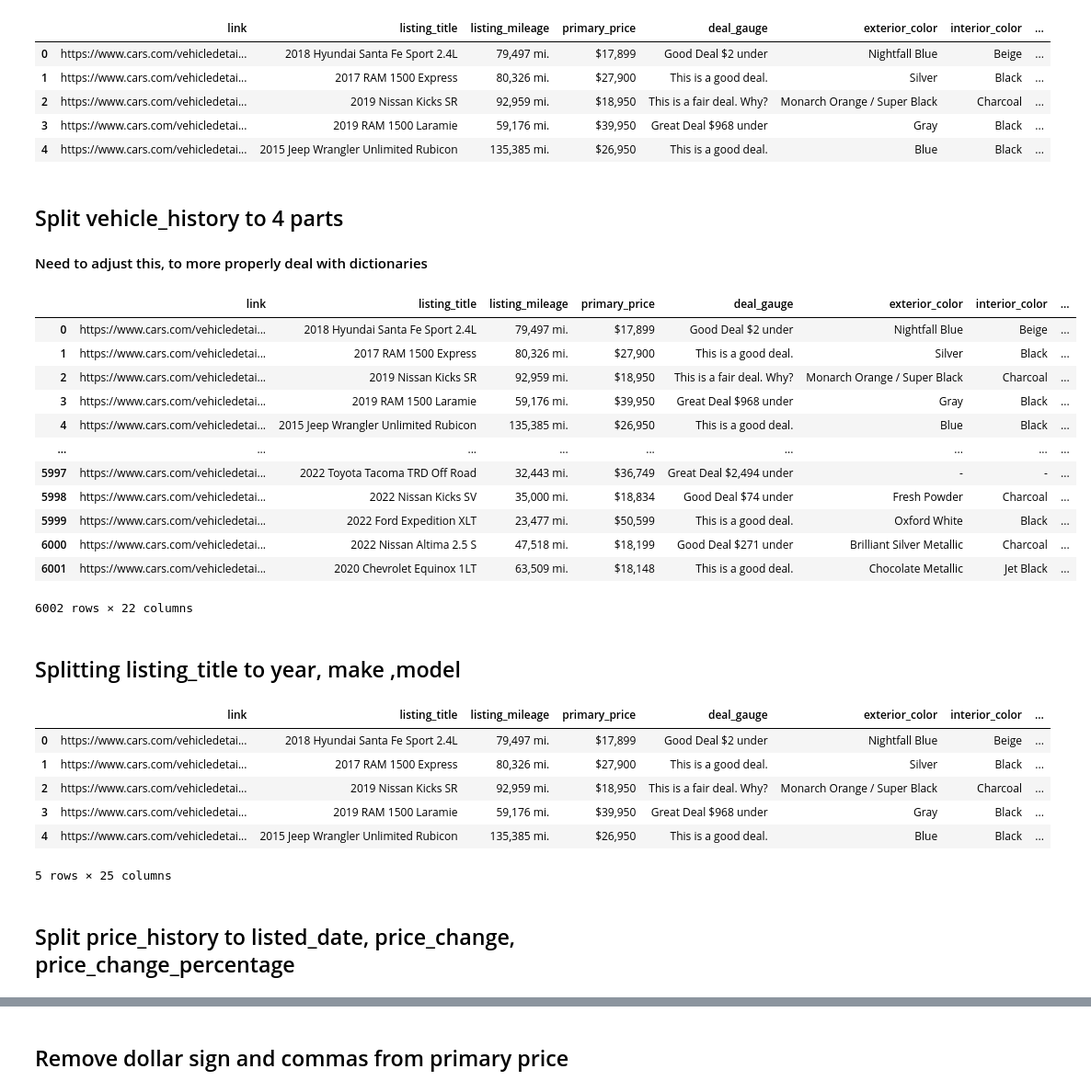
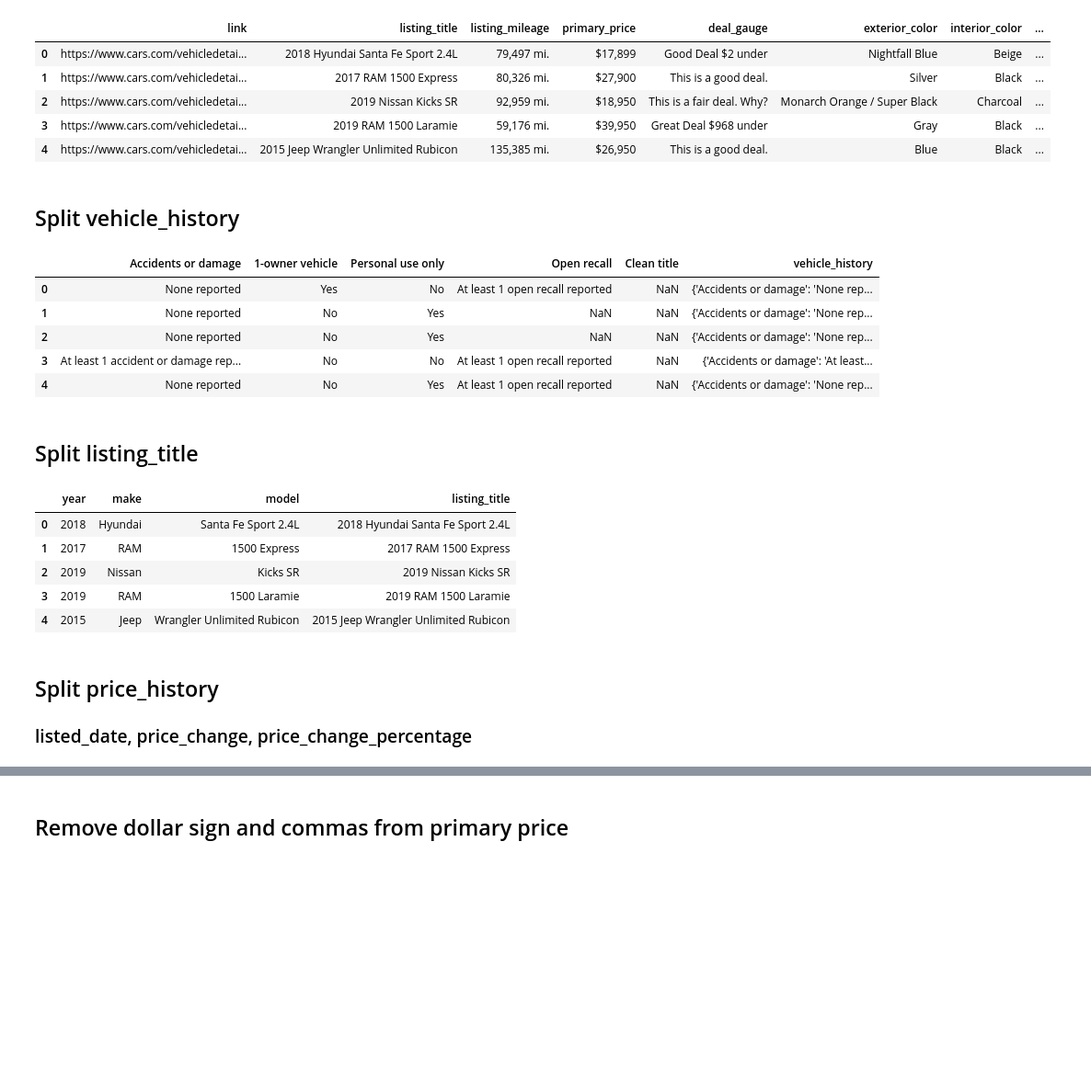
Before and after one commit to evanhollier/Cars_Project, a Jupyter notebook: data_preprocessing.ipynb, the cells around one changed output, grey strips where cells are left out. Shown at 92% size. Drawn from its saved outputs; the diff is of its cells as text; code cells hidden in the pictures; blank space fills up the shorter version.

Commit message:
clean up output, start on mapping color names

```diff
--- a/data_preprocessing.ipynb
+++ b/data_preprocessing.ipynb
@@ -26,55 +26,45 @@ df.head()
 | 2 | https://www.cars.com/vehicledetai... | 2019 Nissan Kicks SR | 92,959 mi. | $18,950 | This is a fair deal. Why? | Monarch Orange / Super Black | Charcoal | ... |
 | 3 | https://www.cars.com/vehicledetai... | 2019 RAM 1500 Laramie | 59,176 mi. | $39,950 | Great Deal $968 under | Gray | Black | ... |
 | 4 | https://www.cars.com/vehicledetai... | 2015 Jeep Wrangler Unlimited Rubicon | 135,385 mi. | $26,950 | This is a good deal. | Blue | Black | ... |
-# %% [markdown]
-## Split vehicle_history to 4 parts
-#### Need to adjust this, to more properly deal with dictionaries
+# %% [markdown]
+## Split vehicle_history
 # %%
-# original code, can remove when confirm that it was properly dealt with
-
-#df[['accident','one_owner','personal_use','open_recall']] = df.vehicle_history.str.split(',',3, expand=True)
-#df.head()
-
 def extract_dict(s):
     try:
         # Convert the string to a dictionary using literal_eval
         return ast.literal_eval(s)
     except (SyntaxError, ValueError):
         # Handle cases where literal_eval fails, e.g., malformed strings
         return {}
 
 # First convert dtype to str from object
 df['vehicle_history'] = df['vehicle_history'].astype(str)
 # Apply the extract_dict fcn
 df['vehicle_history'] = df['vehicle_history'].apply(extract_dict)
 # normalize and join
 norm = pd.json_normalize(df['vehicle_history'])
 df = pd.concat([df, norm], axis= 1)
-df
+
+# Display
+selected_columns = ['Accidents or damage', '1-owner vehicle', 'Personal use only', 'Open recall', 'Clean title', 'vehicle_history']
+df[selected_columns].head()
 # %% [output]
-|  | link | listing_title | listing_mileage | primary_price | deal_gauge | exterior_color | interior_color | ... |
-| 0 | https://www.cars.com/vehicledetai... | 2018 Hyundai Santa Fe Sport 2.4L | 79,497 mi. | $17,899 | Good Deal $2 under | Nightfall Blue | Beige | ... |
-| 1 | https://www.cars.com/vehicledetai... | 2017 RAM 1500 Express | 80,326 mi. | $27,900 | This is a good deal. | Silver | Black | ... |
-| 2 | https://www.cars.com/vehicledetai... | 2019 Nissan Kicks SR | 92,959 mi. | $18,950 | This is a fair deal. Why? | Monarch Orange / Super Black | Charcoal | ... |
-| 3 | https://www.cars.com/vehicledetai... | 2019 RAM 1500 Laramie | 59,176 mi. | $39,950 | Great Deal $968 under | Gray | Black | ... |
-| 4 | https://www.cars.com/vehicledetai... | 2015 Jeep Wrangler Unlimited Rubicon | 135,385 mi. | $26,950 | This is a good deal. | Blue | Black | ... |
-| ... | ... | ... | ... | ... | ... | ... | ... | ... |
-| 5997 | https://www.cars.com/vehicledetai... | 2022 Toyota Tacoma TRD Off Road | 32,443 mi. | $36,749 | Great Deal $2,494 under | - | - | ... |
-| 5998 | https://www.cars.com/vehicledetai... | 2022 Nissan Kicks SV | 35,000 mi. | $18,834 | Good Deal $74 under | Fresh Powder | Charcoal | ... |
-| 5999 | https://www.cars.com/vehicledetai... | 2022 Ford Expedition XLT | 23,477 mi. | $50,599 | This is a good deal. | Oxford White | Black | ... |
-| 6000 | https://www.cars.com/vehicledetai... | 2022 Nissan Altima 2.5 S | 47,518 mi. | $18,199 | Good Deal $271 under | Brilliant Silver Metallic | Charcoal | ... |
-| 6001 | https://www.cars.com/vehicledetai... | 2020 Chevrolet Equinox 1LT | 63,509 mi. | $18,148 | This is a good deal. | Chocolate Metallic | Jet Black | ... |
+|  | Accidents or damage | 1-owner vehicle | Personal use only | Open recall | Clean title | vehicle_history |
+| 0 | None reported | Yes | No | At least 1 open recall reported | NaN | {'Accidents or damage': 'None rep... |
+| 1 | None reported | No | Yes | NaN | NaN | {'Accidents or damage': 'None rep... |
+| 2 | None reported | No | Yes | NaN | NaN | {'Accidents or damage': 'None rep... |
+| 3 | At least 1 accident or damage rep... | No | No | At least 1 open recall reported | NaN | {'Accidents or damage': 'At least... |
+| 4 | None reported | No | Yes | At least 1 open recall reported | NaN | {'Accidents or damage': 'None rep... |
-6002 rows × 22 columns
-# %% [markdown]
-## Splitting listing_title to year, make ,model
+# %% [markdown]
+## Split listing_title
 # %%
 df[['year','make','model']] = df.listing_title.str.split(' ',2, expand=True)
-df.head()
+selected_columns = ['year','make','model', 'listing_title']
+df[selected_columns].head()
 # %% [output]
-|  | link | listing_title | listing_mileage | primary_price | deal_gauge | exterior_color | interior_color | ... |
-| 0 | https://www.cars.com/vehicledetai... | 2018 Hyundai Santa Fe Sport 2.4L | 79,497 mi. | $17,899 | Good Deal $2 under | Nightfall Blue | Beige | ... |
-| 1 | https://www.cars.com/vehicledetai... | 2017 RAM 1500 Express | 80,326 mi. | $27,900 | This is a good deal. | Silver | Black | ... |
-| 2 | https://www.cars.com/vehicledetai... | 2019 Nissan Kicks SR | 92,959 mi. | $18,950 | This is a fair deal. Why? | Monarch Orange / Super Black | Charcoal | ... |
-| 3 | https://www.cars.com/vehicledetai... | 2019 RAM 1500 Laramie | 59,176 mi. | $39,950 | Great Deal $968 under | Gray | Black | ... |
-| 4 | https://www.cars.com/vehicledetai... | 2015 Jeep Wrangler Unlimited Rubicon | 135,385 mi. | $26,950 | This is a good deal. | Blue | Black | ... |
+|  | year | make | model | listing_title |
+| 0 | 2018 | Hyundai | Santa Fe Sport 2.4L | 2018 Hyundai Santa Fe Sport 2.4L |
+| 1 | 2017 | RAM | 1500 Express | 2017 RAM 1500 Express |
+| 2 | 2019 | Nissan | Kicks SR | 2019 Nissan Kicks SR |
+| 3 | 2019 | RAM | 1500 Laramie | 2019 RAM 1500 Laramie |
+| 4 | 2015 | Jeep | Wrangler Unlimited Rubicon | 2015 Jeep Wrangler Unlimited Rubicon |
-5 rows × 25 columns
@@ -83,5 +71,6 @@ df.head()
 # %% [markdown]
-## Split price_history to listed_date, price_change, price_change_percentage
+## Split price_history
+### listed_date, price_change, price_change_percentage
 # %%
 # Convert string representation of lists to actual lists
 df['price_history'] = df['price_history'].apply(ast.literal_eval)
```
Also changed, not shown: parts of 11 cells of this notebook, 1 other file.
